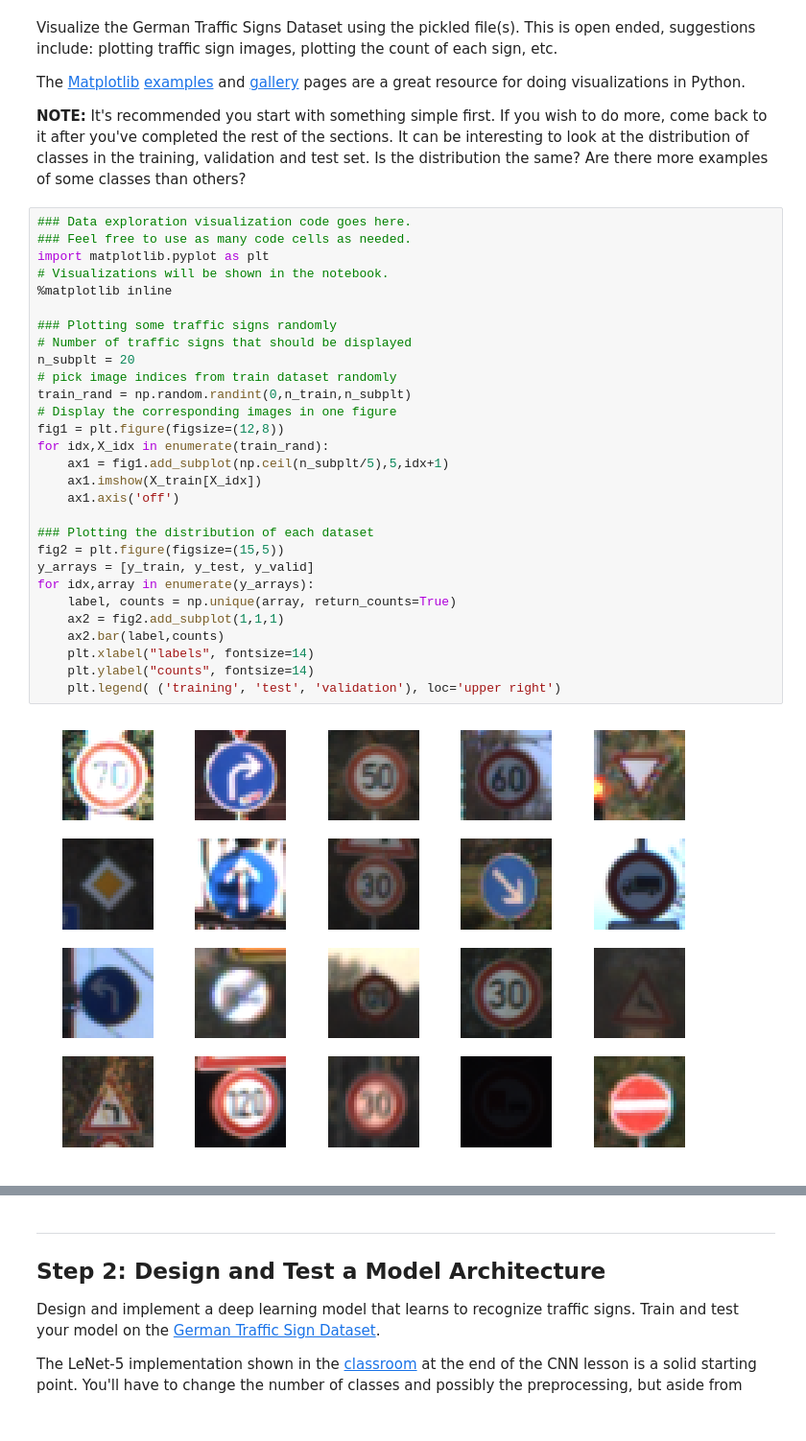
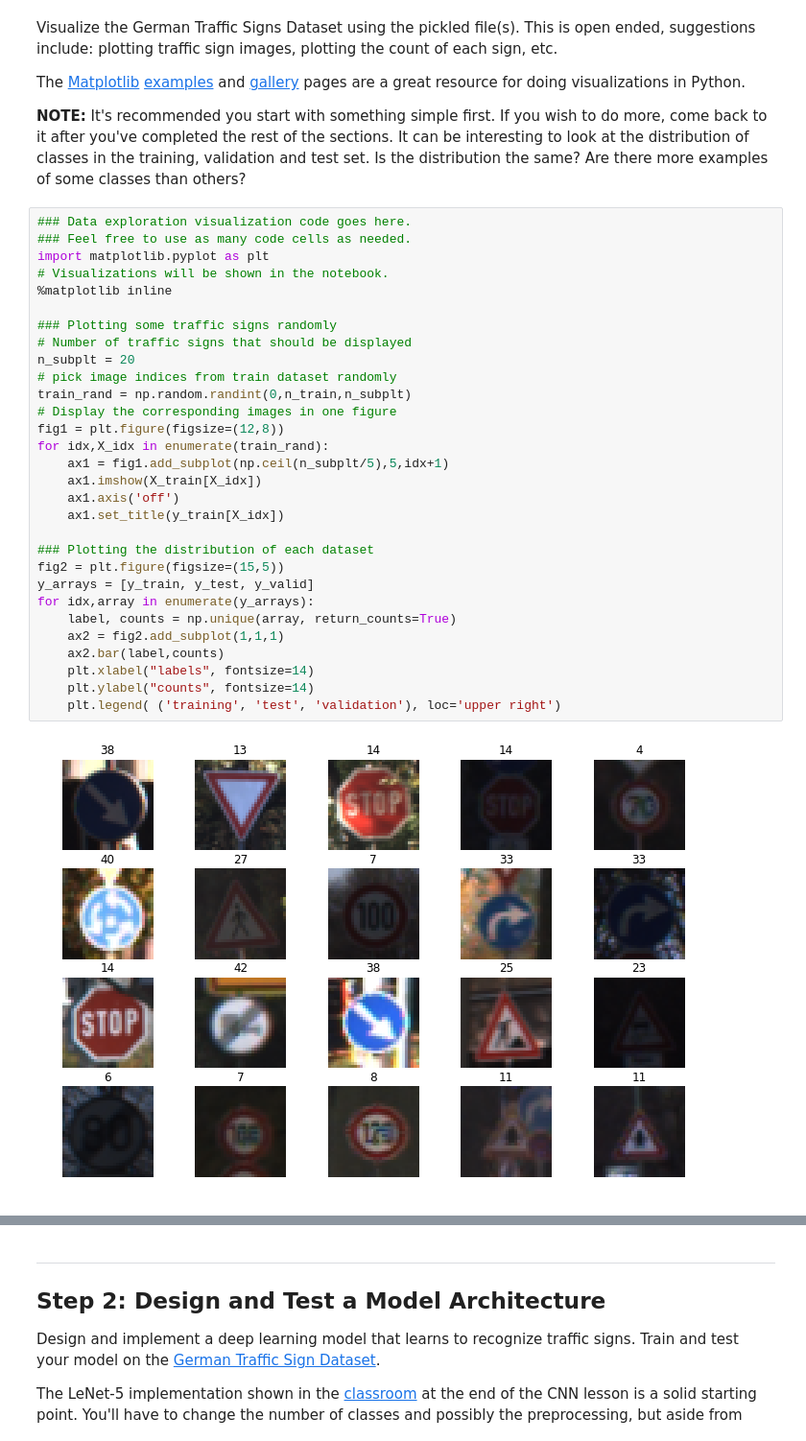
Before and after one commit to JanDietz/CarND-Traffic-Sign-Classifier-Project, a Jupyter notebook: Traffic_Sign_Classifier.ipynb, the cells around one changed output, grey strips where cells are left out. Shown at 96% size. Drawn from its saved outputs; the diff is of its cells as text.

```diff
--- a/Traffic_Sign_Classifier.ipynb
+++ b/Traffic_Sign_Classifier.ipynb
@@ -100,34 +100,35 @@ The [Matplotlib](http://matplotlib.org/) [examples](http://matplotlib.org/exampl
 # %%
 ### Data exploration visualization code goes here.
 ### Feel free to use as many code cells as needed.
 import matplotlib.pyplot as plt
 # Visualizations will be shown in the notebook.
 %matplotlib inline
 
 ### Plotting some traffic signs randomly
 # Number of traffic signs that should be displayed
 n_subplt = 20
 # pick image indices from train dataset randomly
 train_rand = np.random.randint(0,n_train,n_subplt)
 # Display the corresponding images in one figure
 fig1 = plt.figure(figsize=(12,8))
 for idx,X_idx in enumerate(train_rand):
     ax1 = fig1.add_subplot(np.ceil(n_subplt/5),5,idx+1)
     ax1.imshow(X_train[X_idx])
     ax1.axis('off')
+    ax1.set_title(y_train[X_idx])
 
 ### Plotting the distribution of each dataset
 fig2 = plt.figure(figsize=(15,5))
 y_arrays = [y_train, y_test, y_valid]
 for idx,array in enumerate(y_arrays):
     label, counts = np.unique(array, return_counts=True)
     ax2 = fig2.add_subplot(1,1,1)
     ax2.bar(label,counts)
     plt.xlabel("labels", fontsize=14)
     plt.ylabel("counts", fontsize=14)
     plt.legend( ('training', 'test', 'validation'), loc='upper right')
 # %% [output]
-[figure, old version]
+[figure, new version]
 [figure]
 # %% [markdown]
 ----
```
Also changed, not shown: parts of 14 cells of this notebook, 3 other files.
